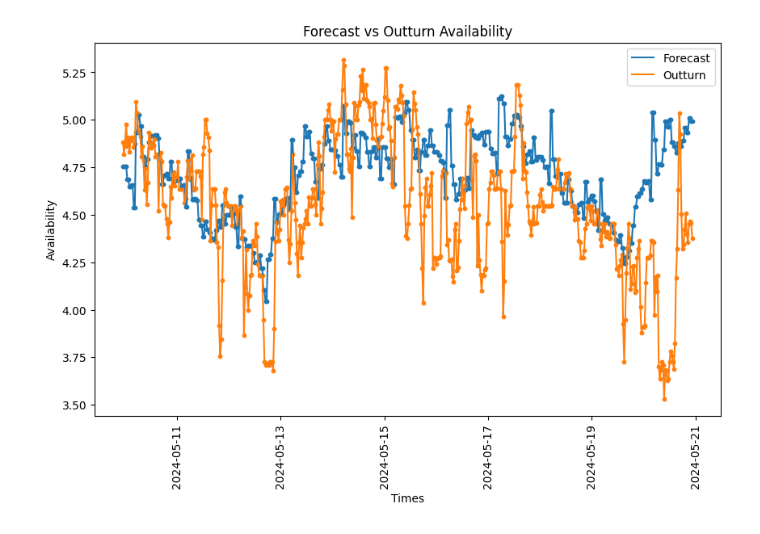
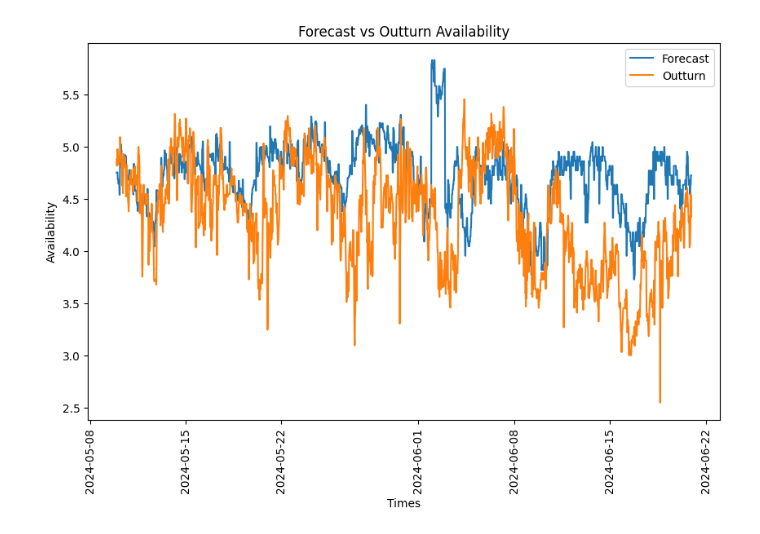
Before and after one commit to JamesDoherty1/SEMOForecastPerformance, a Jupyter notebook: SEMOForecastVSOutturn.ipynb, the cells around one changed output. Drawn from its saved outputs; the diff is of its cells as text; code cells hidden in the pictures.

```diff
--- a/SEMOForecastVSOutturn.ipynb
+++ b/SEMOForecastVSOutturn.ipynb
@@ -24,7 +25,7 @@ def days_between_dates(dt1, dt2):
 # %%
 # Specifying our parameters
 startDate = '2024-05-10'
-endDate = '2024-05-20'
+endDate = '2024-06-20'
 PageSize = '1'
 SortBy = 'PublishTime'
 ForecastReportName = 'Forecast Availability'
@@ -100,32 +101,38 @@ ParticipantName = 'PT_400116'
 # %%
 Forecast = ResponseDataToDataFrame(ForecastResponseData, 'ForecastAvailability', ParticipantName)
 Outturn = ResponseDataToDataFrame(OutturnResponseData, 'AvgOutturnAvail', ParticipantName)
 
+#changing string to date and time
 Forecast['Times'] = pd.to_datetime(Forecast['Times'])
 Outturn['Times'] = pd.to_datetime(Outturn['Times'])
 
+#changing forecast fromt UTC to Irish Time
 Forecast['Times'] = Forecast['Times'] + pd.DateOffset(hours=1)
 
+#formatted dates for the graph
 full_time_range = pd.date_range(start=min(Forecast['Times'].min(), Outturn['Times'].min()),
                                 end=max(Forecast['Times'].max(), Outturn['Times'].max()),
                                 freq='30T')
 
+
+#Averaging out the data points for any given time
 Forecast = Forecast.groupby('Times').mean().reindex(full_time_range).reset_index()
 Outturn = Outturn.groupby('Times').mean().reindex(full_time_range).reset_index()
 
+
+#formating the graph
 Forecast.columns = ['Times', 'Availability']
 Outturn.columns = ['Times', 'Availability']
 
 plt.figure(figsize=(10, 6))
 plt.plot(Forecast['Times'], Forecast['Availability'], label='Forecast')
 plt.plot(Outturn['Times'], Outturn['Availability'], label='Outturn')
 plt.xticks(rotation=90)
-plt.scatter(Forecast['Times'], Forecast['Availability'], s=10)
-plt.scatter(Outturn['Times'], Outturn['Availability'], s=10)
+
 plt.legend()
 plt.xlabel('Times')
 plt.ylabel('Availability')
 plt.title('Forecast vs Outturn Availability')
 plt.show()
 # %% [output]
-[figure, old version]
+[figure, new version]
```
Also changed, not shown: parts of 4 cells of this notebook.
